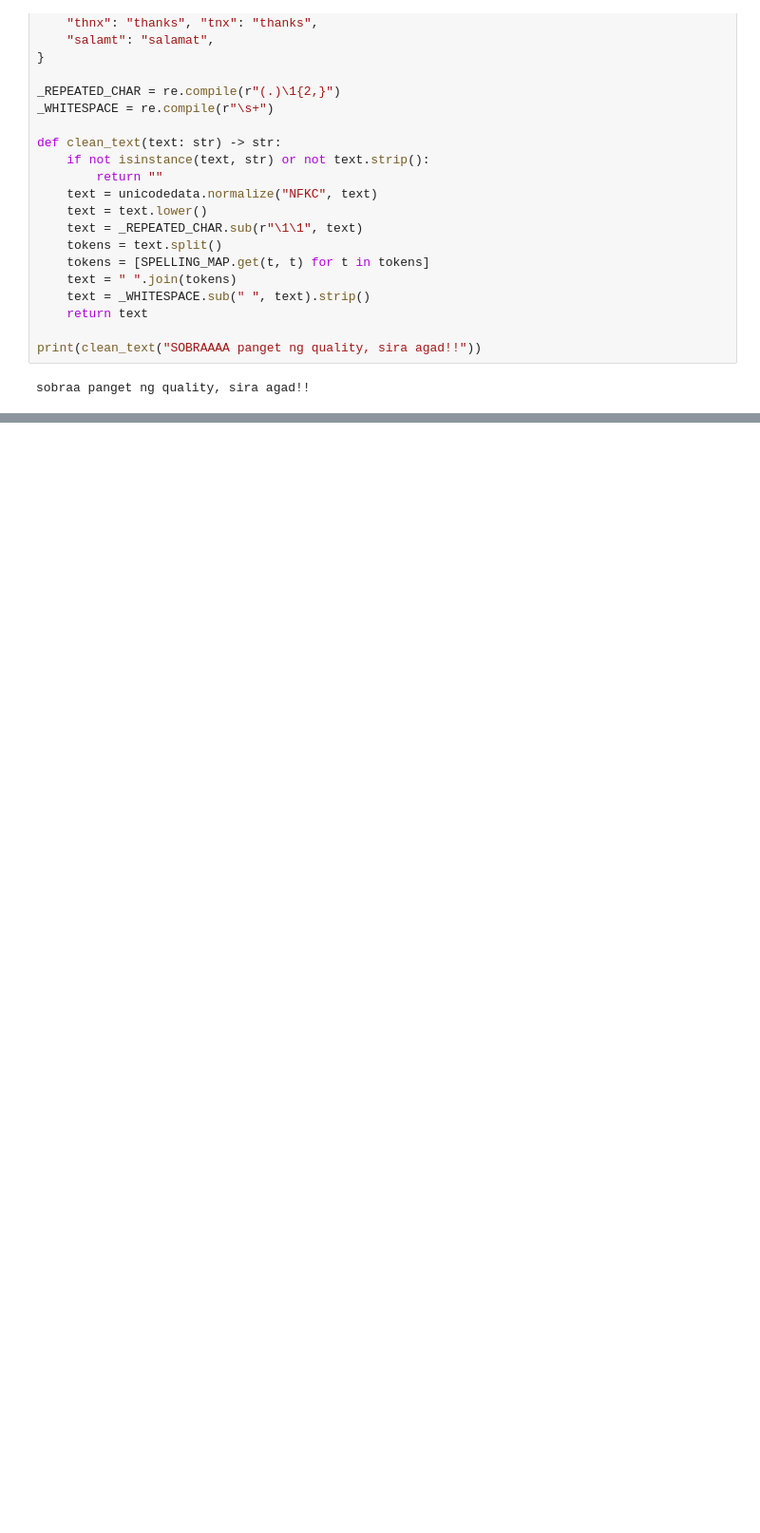
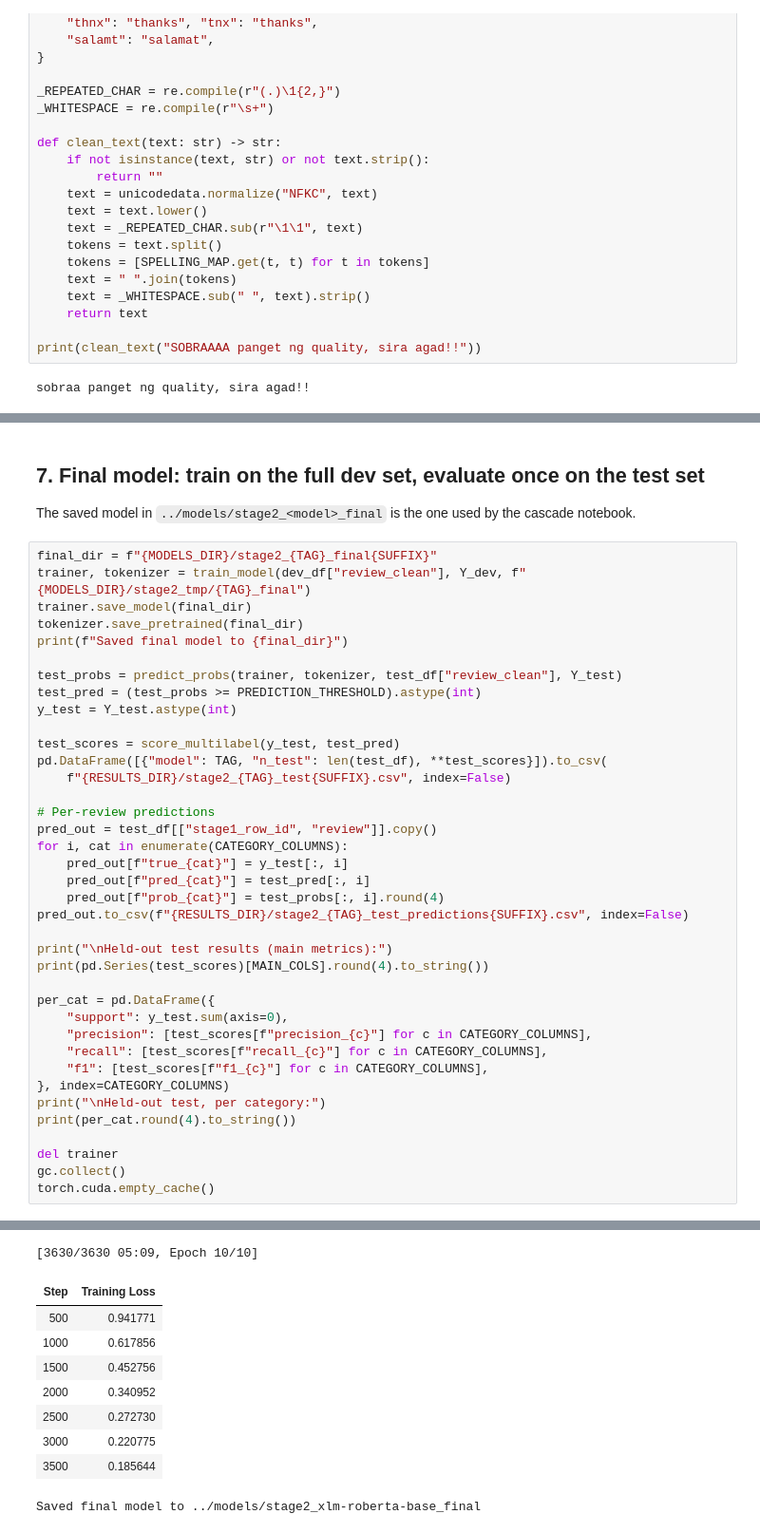
Before and after one commit to jejeyalung/THESIS-QUADB, a Jupyter notebook: notebooks/stage-2-dissatisfaction-classification - XLMR.ipynb, the cells around one changed output, grey strips where cells are left out. Shown at 95% size. Drawn from its saved outputs; the diff is of its cells as text; blank space fills up the shorter version.

```diff
--- a/notebooks/stage-2-dissatisfaction-classification - XLMR.ipynb
+++ b/notebooks/stage-2-dissatisfaction-classification - XLMR.ipynb
@@ -428,0 +404,43 @@ Notes:
+# %% [markdown]
+## 7. Final model: train on the full dev set, evaluate once on the test set
+
+The saved model in `../models/stage2_<model>_final` is the one used by the cascade notebook.
+# %%
+final_dir = f"{MODELS_DIR}/stage2_{TAG}_final{SUFFIX}"
+trainer, tokenizer = train_model(dev_df["review_clean"], Y_dev, f"{MODELS_DIR}/stage2_tmp/{TAG}_final")
+trainer.save_model(final_dir)
+tokenizer.save_pretrained(final_dir)
+print(f"Saved final model to {final_dir}")
+
+test_probs = predict_probs(trainer, tokenizer, test_df["review_clean"], Y_test)
+test_pred = (test_probs >= PREDICTION_THRESHOLD).astype(int)
+y_test = Y_test.astype(int)
+
+test_scores = score_multilabel(y_test, test_pred)
+pd.DataFrame([{"model": TAG, "n_test": len(test_df), **test_scores}]).to_csv(
+    f"{RESULTS_DIR}/stage2_{TAG}_test{SUFFIX}.csv", index=False)
+
+# Per-review predictions
+pred_out = test_df[["stage1_row_id", "review"]].copy()
+for i, cat in enumerate(CATEGORY_COLUMNS):
+    pred_out[f"true_{cat}"] = y_test[:, i]
+    pred_out[f"pred_{cat}"] = test_pred[:, i]
+    pred_out[f"prob_{cat}"] = test_probs[:, i].round(4)
+pred_out.to_csv(f"{RESULTS_DIR}/stage2_{TAG}_test_predictions{SUFFIX}.csv", index=False)
+
+print("\nHeld-out test results (main metrics):")
+print(pd.Series(test_scores)[MAIN_COLS].round(4).to_string())
+
+per_cat = pd.DataFrame({
+    "support": y_test.sum(axis=0),
+    "precision": [test_scores[f"precision_{c}"] for c in CATEGORY_COLUMNS],
+    "recall": [test_scores[f"recall_{c}"] for c in CATEGORY_COLUMNS],
+    "f1": [test_scores[f"f1_{c}"] for c in CATEGORY_COLUMNS],
+}, index=CATEGORY_COLUMNS)
+print("\nHeld-out test, per category:")
+print(per_cat.round(4).to_string())
+
+del trainer
+gc.collect()
+torch.cuda.empty_cache()
+# %% [output]
@@ -428,0 +465,10 @@ Notes:
+[3630/3630 05:09, Epoch 10/10]
+| Step | Training Loss |
+| 500 | 0.941771 |
+| 1000 | 0.617856 |
+| 1500 | 0.452756 |
+| 2000 | 0.340952 |
+| 2500 | 0.272730 |
+| 3000 | 0.220775 |
+| 3500 | 0.185644 |
+Saved final model to ../models/stage2_xlm-roberta-base_final
```
Also changed, not shown: parts of 23 cells of this notebook, 19 other files.
